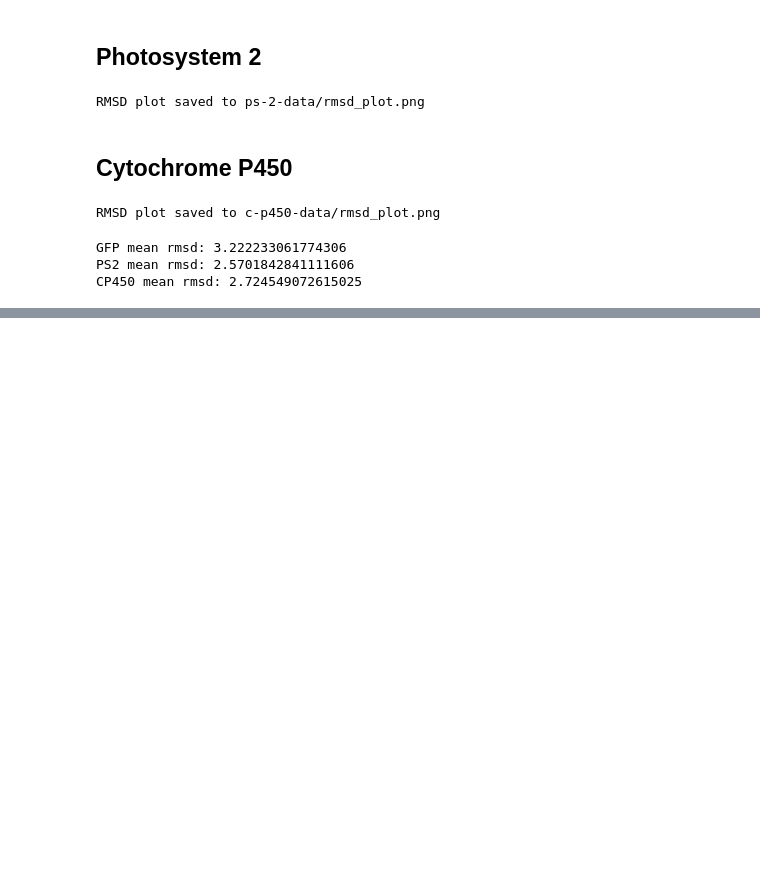
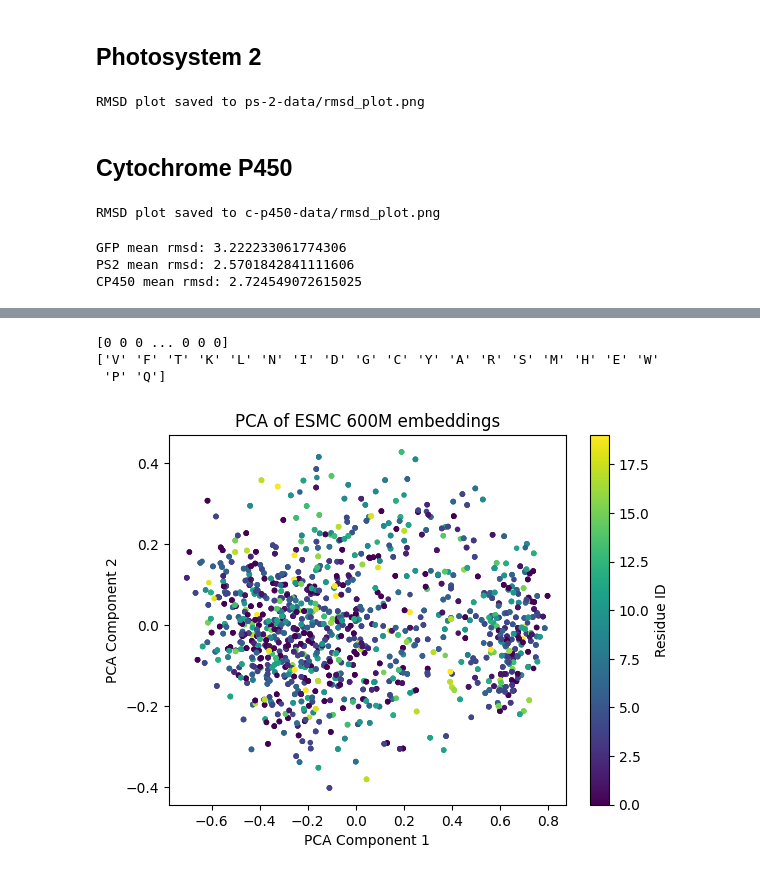
Before and after one commit to pablo-unzueta/agi-hackthon-dec-2024, a Jupyter notebook: analysis.ipynb, the cells around one changed output, grey strips where cells are left out. Saved outputs shown, nothing was run; the diff lists cells and outputs as text; code cells hidden in the pictures; blank space fills up the shorter version.

```diff
--- a/analysis.ipynb
+++ b/analysis.ipynb
@@ -121,0 +179,44 @@ CP450 mean rmsd: 2.724549072615025
+# %%
+# import residue names
+import pandas as pd
+
+residues = []
+with open("res_ids.txt", "r") as f:
+    for line in f:
+        residues.append(line.strip())
+residue_id_type, residues = pd.factorize(residues)
+print(residue_id_type)
+print(residues)
+# convert residues to int using pandas
+# residues = pd.to_numeric(residues)
+# %% [output]
+[0 0 0 ... 0 0 0]
+['V' 'F' 'T' 'K' 'L' 'N' 'I' 'D' 'G' 'C' 'Y' 'A' 'R' 'S' 'M' 'H' 'E' 'W'
+ 'P' 'Q']
+# %%
+from matplotlib import pyplot as plt
+
+
+embeddings = np.load(
+    "/Users/pablo/software/hackathon-local/esmc_600m-data/embeddings.npy"
+)
+
+# normalize embeddings
+embeddings = embeddings / np.linalg.norm(embeddings, axis=1, keepdims=True)
+# run pca on embeddings
+# delete last two rows of embeddings
+embeddings = embeddings[:-2]
+pca = PCA(n_components=2)
+embeddings_pca = pca.fit_transform(embeddings)
+
+
+plt.scatter(embeddings_pca[:, 0], embeddings_pca[:, 1], c=residue_id_type, marker=".")
+# plt.scatter(embeddings_pca[:, 0], embeddings_pca[:, 1])
+plt.title("PCA of ESMC 600M embeddings")
+plt.xlabel("PCA Component 1")
+plt.ylabel("PCA Component 2")
+# add color bar
+plt.colorbar(label="Residue ID", cmap="coolwarm")
+plt.show()
+# %% [output]
+[figure, added]
```
Also changed, not shown: parts of 10 cells of this notebook, 9 other files.
